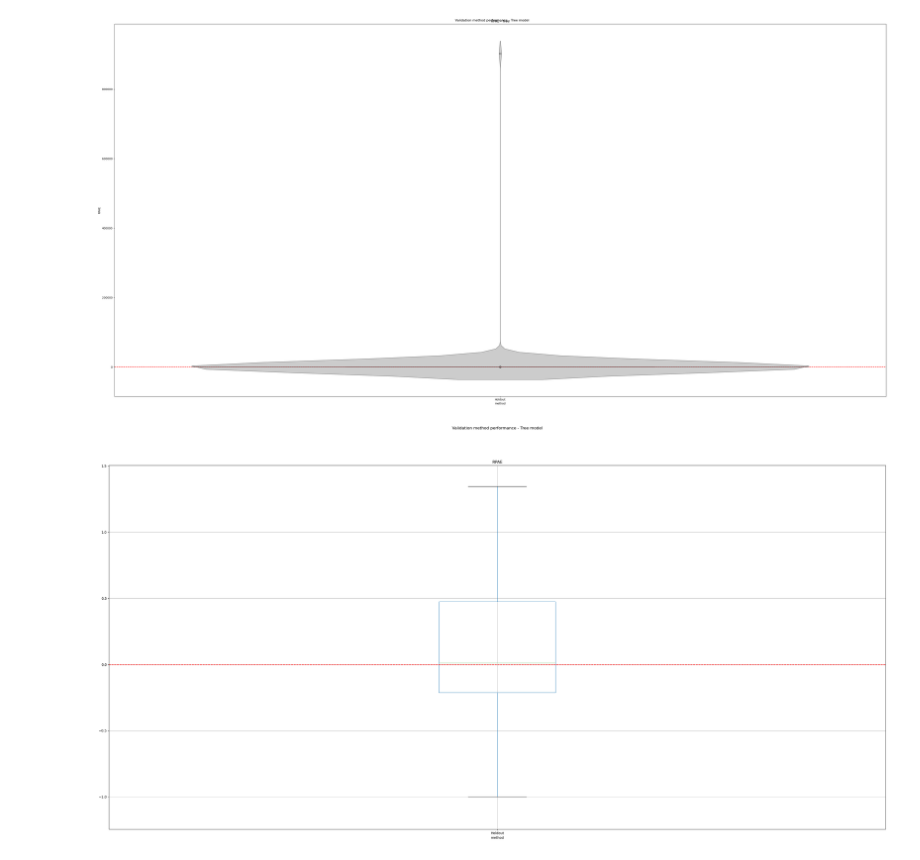
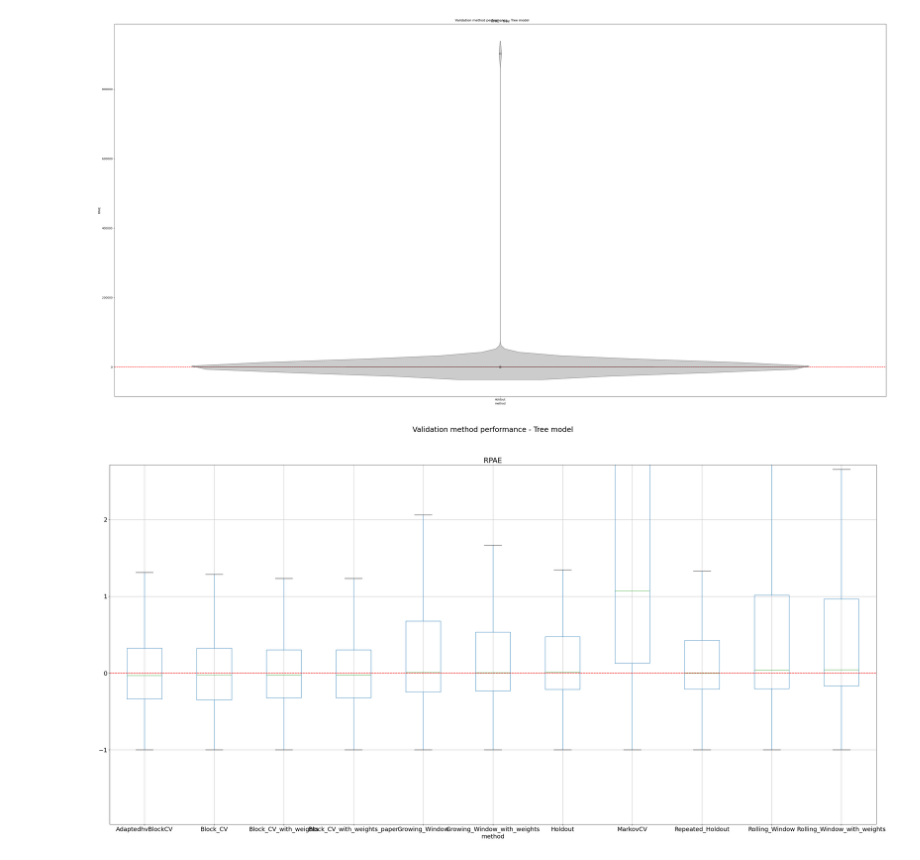
Before and after one commit to MiguelLoureiro98/timecave, a Jupyter notebook: experiments/processing_results.ipynb, the cells around one changed output. Drawn from its saved outputs; the diff is of its cells as text; code cells hidden in the pictures.

```diff
--- a/experiments/processing_results.ipynb
+++ b/experiments/processing_results.ipynb
@@ -295,9 +297,9 @@ combined_box_violin_plots(it, "mse", "Tree", ["RPAE"], 20, 40)
 # %%
 methods = ['Holdout', 'Repeated Holdout']
 it = iteration_data.loc[iteration_data["method"].isin(methods)].copy()
-boxplots(it, "mse", "Tree", ["RPAE"], 20, 40, shows_outliers=False)
+boxplots(iteration_data, "mse", "Tree", ["MPAE"], 20, 40, shows_outliers=False)
 # %% [output]
-[figure, old version]
+[figure, new version]
 # %%
 boxplots_per_iteration(iteration_data, "mae", "Tree", "Growing_Window", ["RPAE"], 20, 5);
 # %% [output]
```
Also changed, not shown: parts of 5 cells of this notebook, 2 other files.
